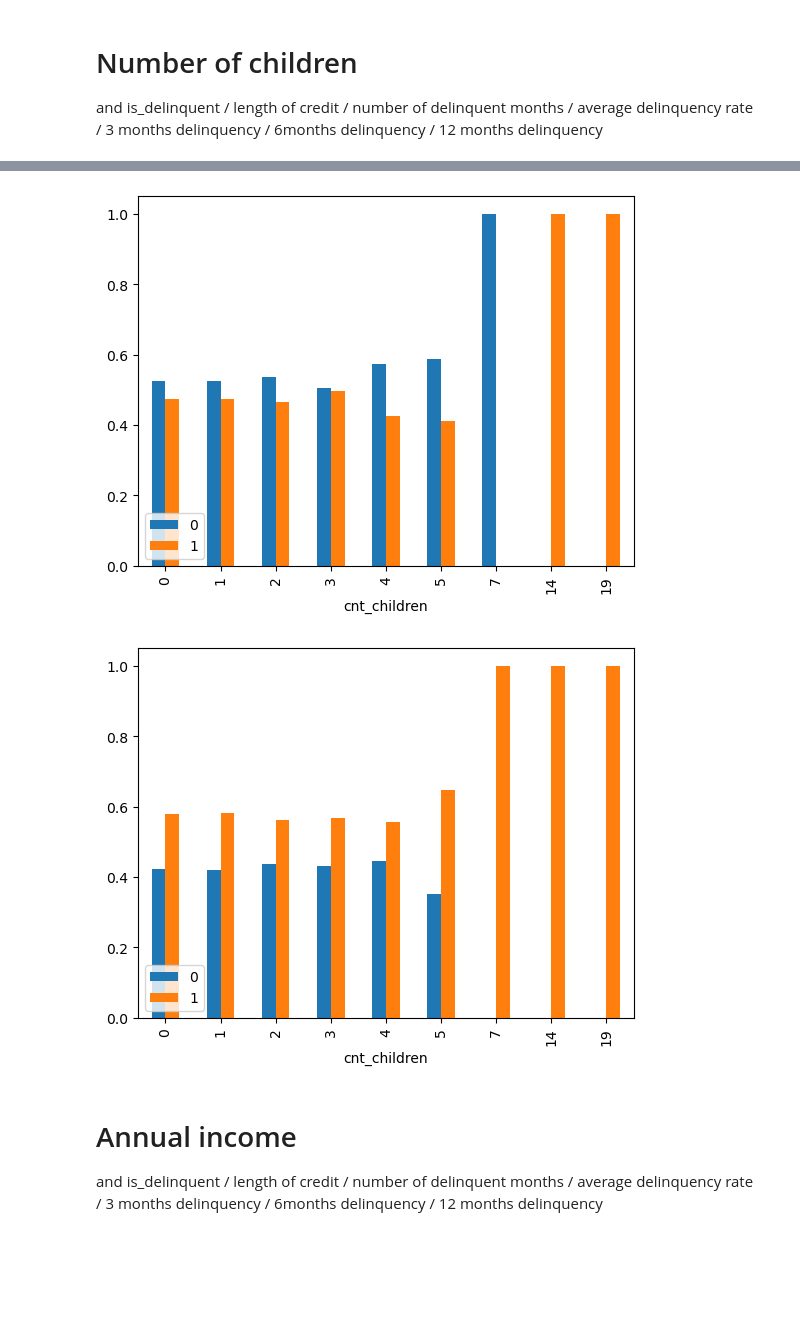
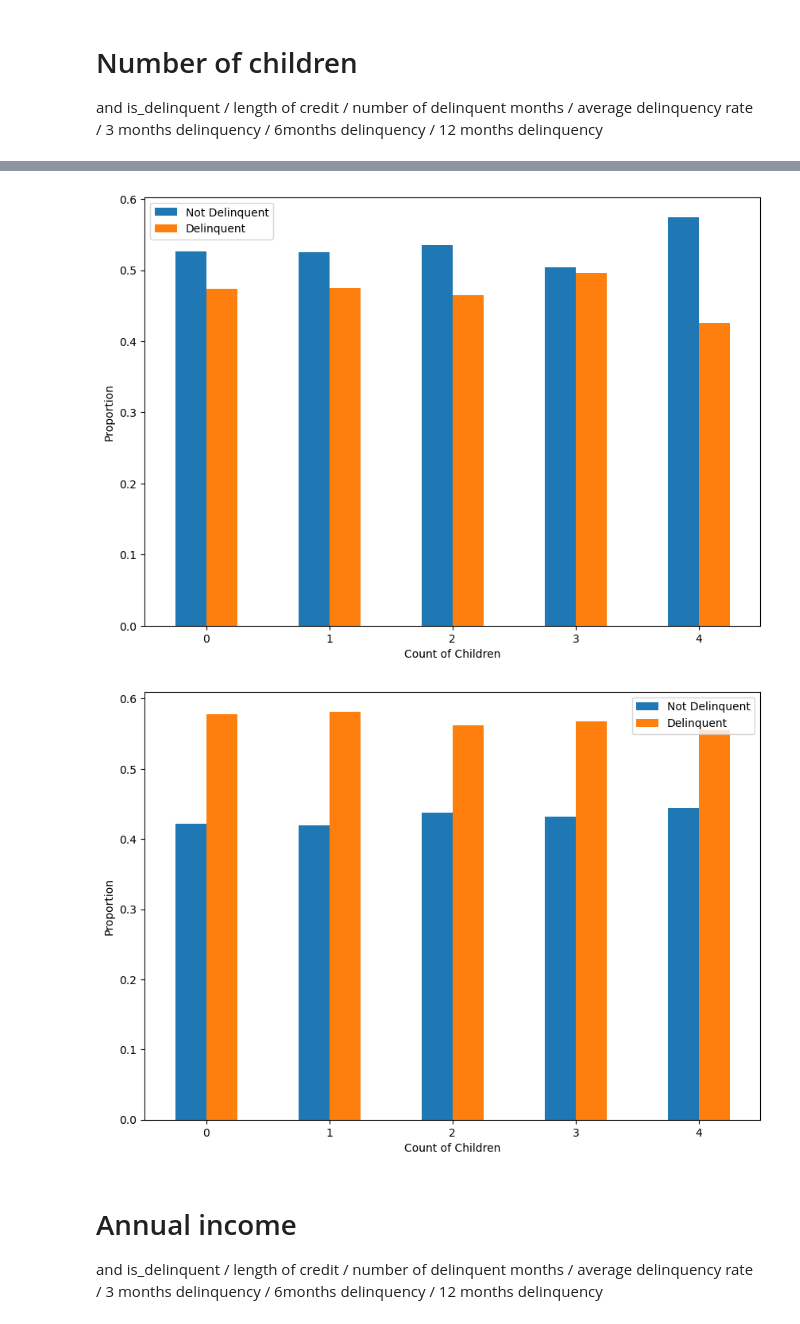
Before and after one commit to gabrielafichtner/credit-card-delinquency, a Jupyter notebook: Notebooks/03 - EDA cleaned data.ipynb, the cells around one changed output, grey strips where cells are left out. Drawn from its saved outputs; the diff is of its cells as text; code cells hidden in the pictures; blank space fills up the shorter version.

```diff
--- a/Notebooks/03 - EDA cleaned data.ipynb
+++ b/Notebooks/03 - EDA cleaned data.ipynb
@@ -17,5 +17,5 @@ train.head()
 # %%
-train.columns = train.columns.str.lower().str.replace('.','_')
+train.columns = train.columns.str.lower()#.str.replace('.','_')
 train.columns
 # %% [output]
 Index(['id', 'is_delinquent', 'length_of_credit',
@@ -144,11 +191,28 @@ train.groupby('cnt_children')['3mo_delinquency'].value_counts(normalize=True).un
 # %%
-train.groupby('cnt_children')['6mo_delinquency'].value_counts(normalize=True).unstack(level = 1).plot(kind = 'bar').legend(loc='lower left');
+train[train['cnt_children']<5].groupby('cnt_children')['6mo_delinquency']\
+        .value_counts(normalize=True).unstack(level = 1)\
+        .plot(kind = 'bar', figsize=(10, 7));
+labels = ['Not Delinquent', 'Delinquent']
+
+plt.legend(labels, loc='best')
+plt.xlabel('Count of Children')
+plt.ylabel('Proportion')
+plt.xticks(rotation=0);
 # %% [output]
-[figure, old version]
+[figure, new version]
 # %%
-train.groupby('cnt_children')['12mo_delinquency'].value_counts(normalize=True).unstack(level = 1).plot(kind = 'bar').legend(loc='lower left');
+train[train['cnt_children']<5].groupby('cnt_children')['12mo_delinquency']\
+        .value_counts(normalize=True).unstack(level = 1)\
+        .plot(kind = 'bar', figsize=(10, 7));
+
+labels = ['Not Delinquent', 'Delinquent']
+
+plt.legend(labels, loc='best')
+plt.xlabel('Count of Children')
+plt.ylabel('Proportion')
+plt.xticks(rotation=0);
 # %% [output]
-[figure, old version]
+[figure, new version]
 # %% [markdown]
 # Annual income
 and is_delinquent / length of credit / number of delinquent months / average delinquency rate
```
Also changed, not shown: parts of 41 cells of this notebook, 1 other file.
